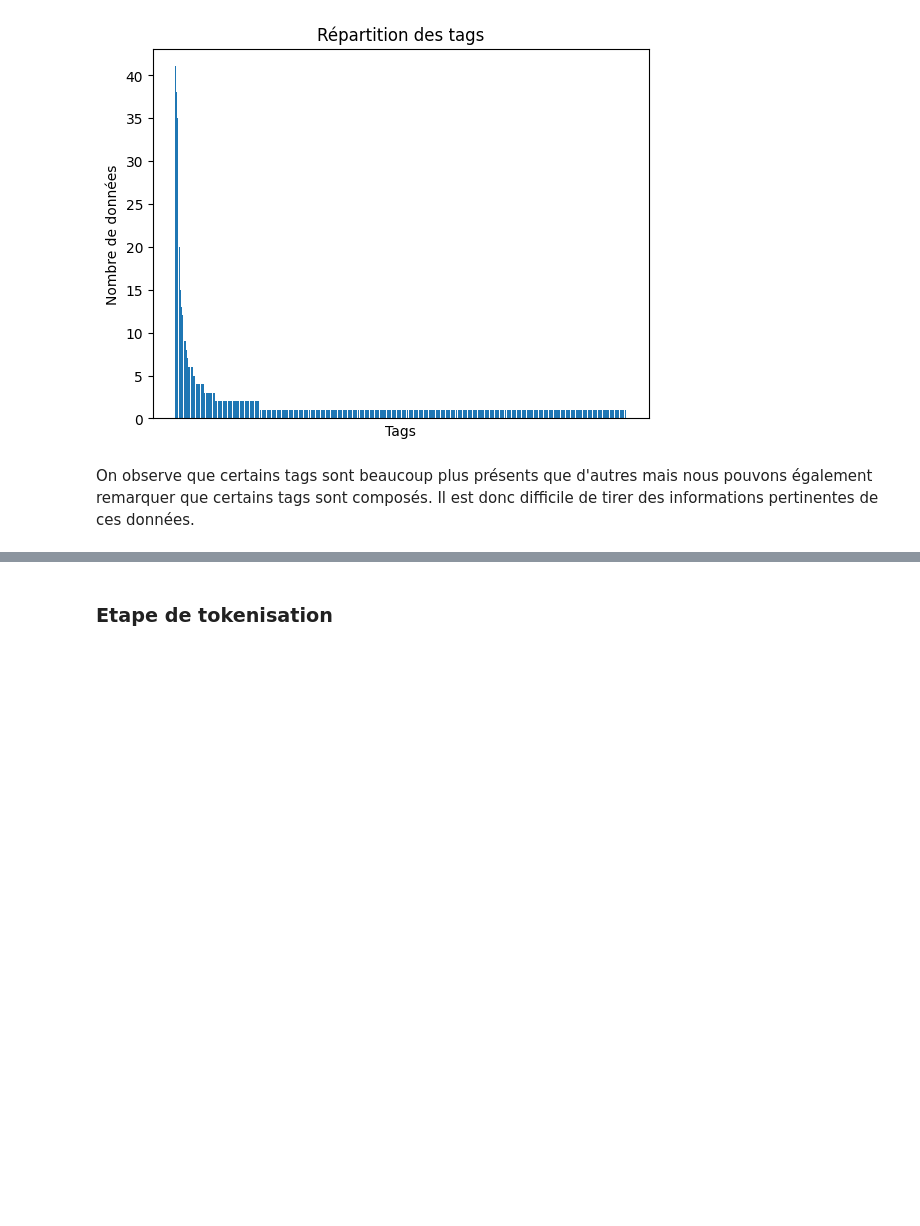
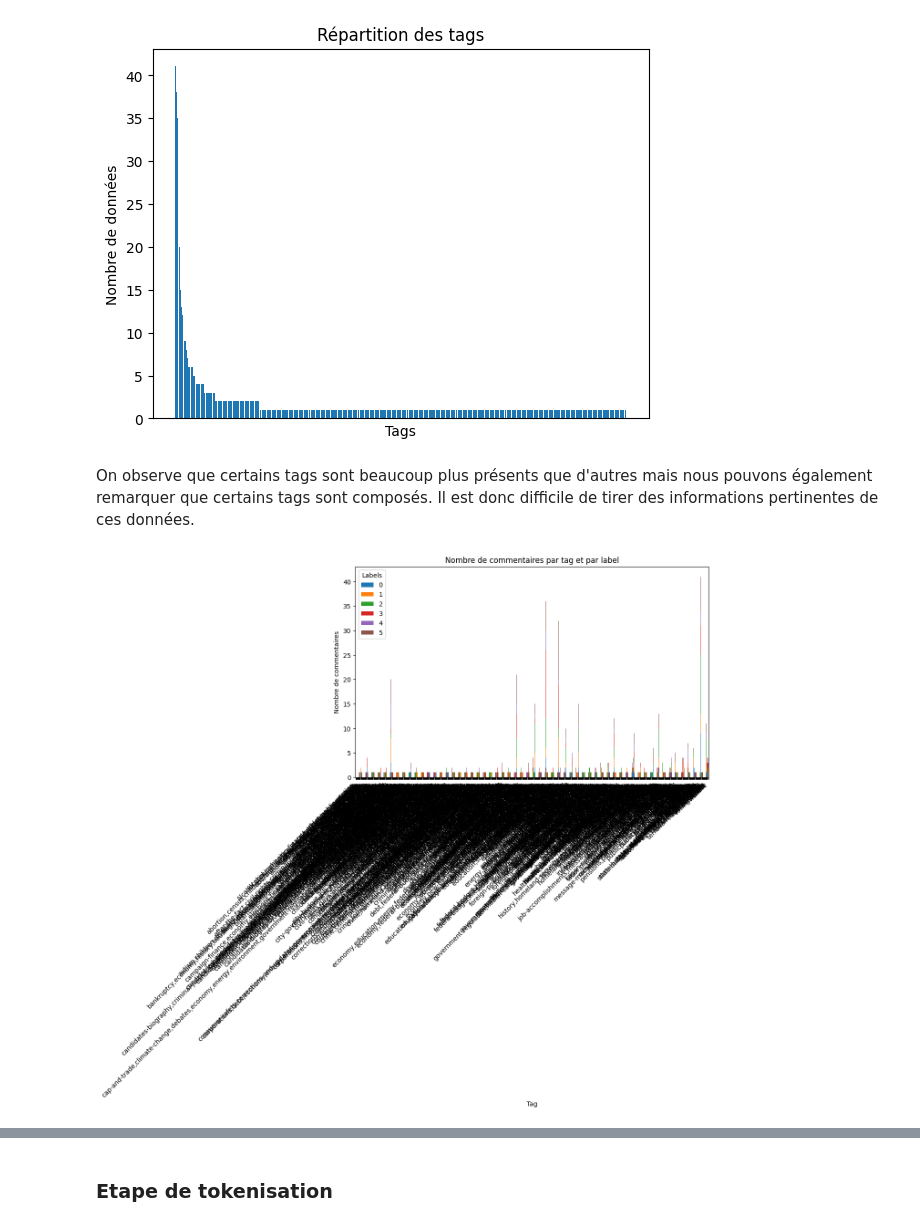
Before and after one commit to Harsisis/MachineLearning_TP, a Jupyter notebook: machineLearning/TP4/main.ipynb, the cells around one changed output, grey strips where cells are left out. Drawn from its saved outputs; the diff is of its cells as text; code cells hidden in the pictures; blank space fills up the shorter version.

Commit message:
add graphs for tags

```diff
--- a/machineLearning/TP4/main.ipynb
+++ b/machineLearning/TP4/main.ipynb
@@ -185,3 +185,26 @@ plt.show()
 [figure]
 # %% [markdown]
 On observe que certains tags sont beaucoup plus présents que d'autres mais nous pouvons également remarquer que certains tags sont composés. Il est donc difficile de tirer des informations pertinentes de ces données.
+# %%
+import matplotlib.pyplot as plt
+import pandas as pd
+
+# Votre DataFrame contenant les données
+# Supposons que votre DataFrame s'appelle df
+# Et que vous voulez tracer le lien entre 'Text_Tag' et 'Labels'
+# Vous pouvez adapter ceci à votre propre DataFrame
+
+# Comptage du nombre de commentaires pour chaque tag et label
+tag_label_counts = df_train.groupby(['Text_Tag', 'Labels']).size().unstack(fill_value=0)
+
+# Tracer le graphique à barres
+tag_label_counts.plot(kind='bar', stacked=True, figsize=(10, 6))
+plt.title('Nombre de commentaires par tag et par label')
+plt.xlabel('Tag')
+plt.ylabel('Nombre de commentaires')
+plt.legend(title='Labels')
+plt.xticks(rotation=45, ha='right')
+plt.tight_layout()
+plt.show()
+# %% [output]
+[figure, added]
```
Also changed, not shown: parts of 1 cell of this notebook.
